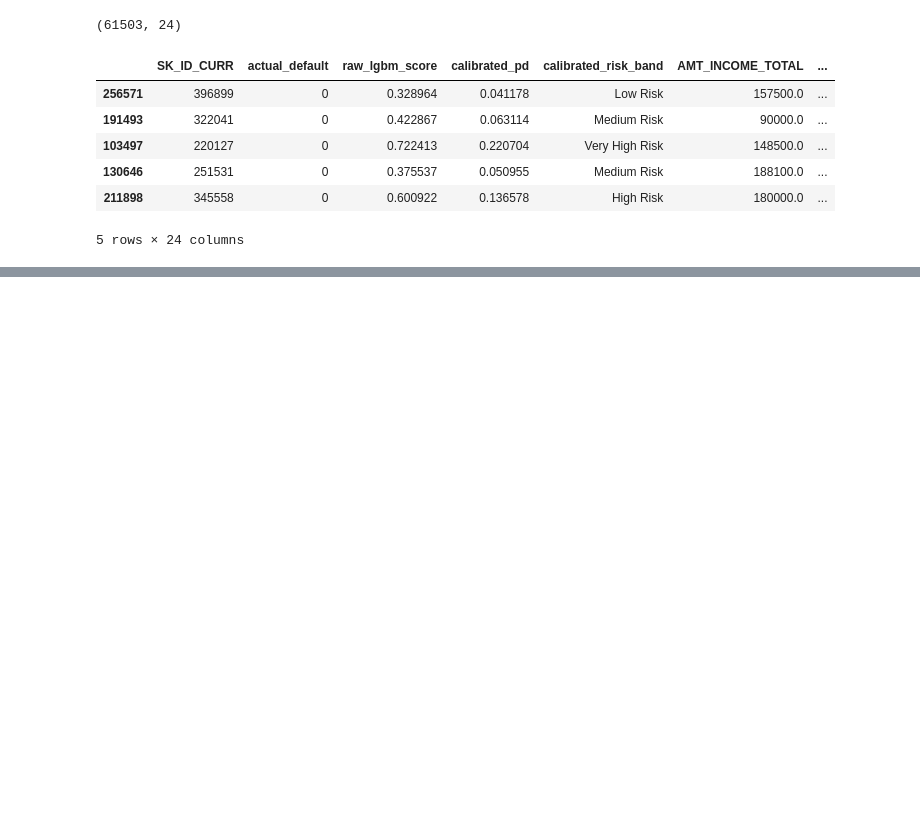
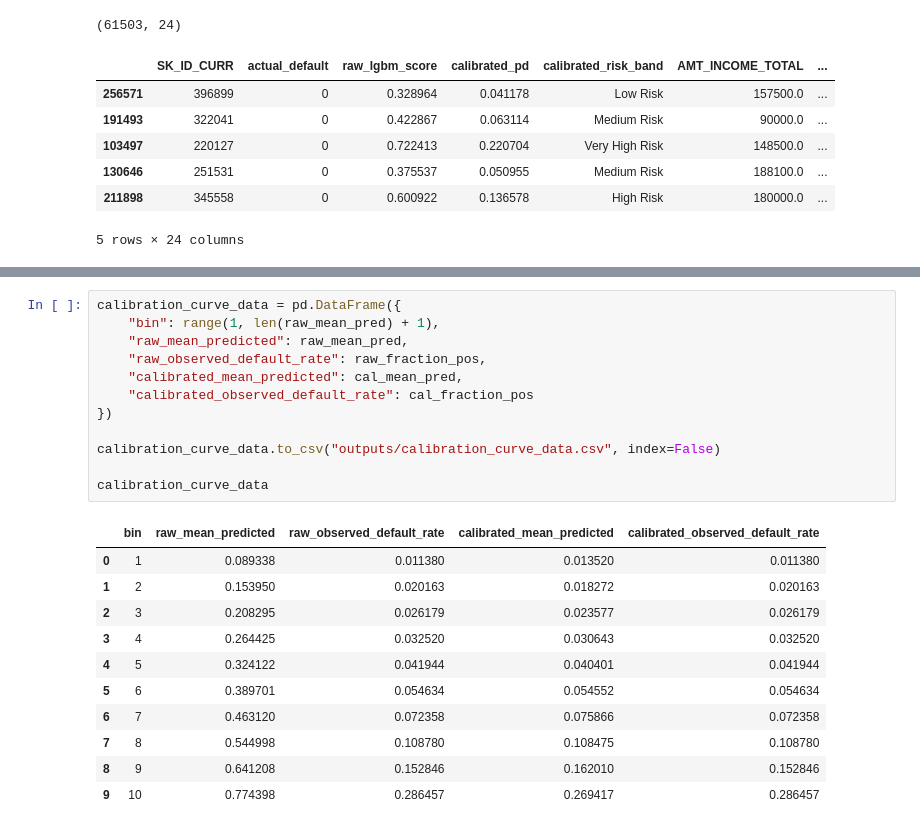
Before and after one commit to pegasus019/credit-risk-platform, a Jupyter notebook: 01_eda.ipynb, the cells around one changed output, grey strips where cells are left out. Drawn from its saved outputs; the diff is of its cells as text; blank space fills up the shorter version.

```diff
--- a/01_eda.ipynb
+++ b/01_eda.ipynb
@@ -1090,0 +1174,24 @@ calibrated_dashboard.head()
+# %%
+calibration_curve_data = pd.DataFrame({
+    "bin": range(1, len(raw_mean_pred) + 1),
+    "raw_mean_predicted": raw_mean_pred,
+    "raw_observed_default_rate": raw_fraction_pos,
+    "calibrated_mean_predicted": cal_mean_pred,
+    "calibrated_observed_default_rate": cal_fraction_pos
+})
+
+calibration_curve_data.to_csv("outputs/calibration_curve_data.csv", index=False)
+
+calibration_curve_data
+# %% [output]
+|  | bin | raw_mean_predicted | raw_observed_default_rate | calibrated_mean_predicted | calibrated_observed_default_rate |
+| 0 | 1 | 0.089338 | 0.011380 | 0.013520 | 0.011380 |
+| 1 | 2 | 0.153950 | 0.020163 | 0.018272 | 0.020163 |
+| 2 | 3 | 0.208295 | 0.026179 | 0.023577 | 0.026179 |
+| 3 | 4 | 0.264425 | 0.032520 | 0.030643 | 0.032520 |
+| 4 | 5 | 0.324122 | 0.041944 | 0.040401 | 0.041944 |
+| 5 | 6 | 0.389701 | 0.054634 | 0.054552 | 0.054634 |
+| 6 | 7 | 0.463120 | 0.072358 | 0.075866 | 0.072358 |
+| 7 | 8 | 0.544998 | 0.108780 | 0.108475 | 0.108780 |
+| 8 | 9 | 0.641208 | 0.152846 | 0.162010 | 0.152846 |
+| 9 | 10 | 0.774398 | 0.286457 | 0.269417 | 0.286457 |
```
Also changed, not shown: parts of 3 cells of this notebook, 4 other files.
